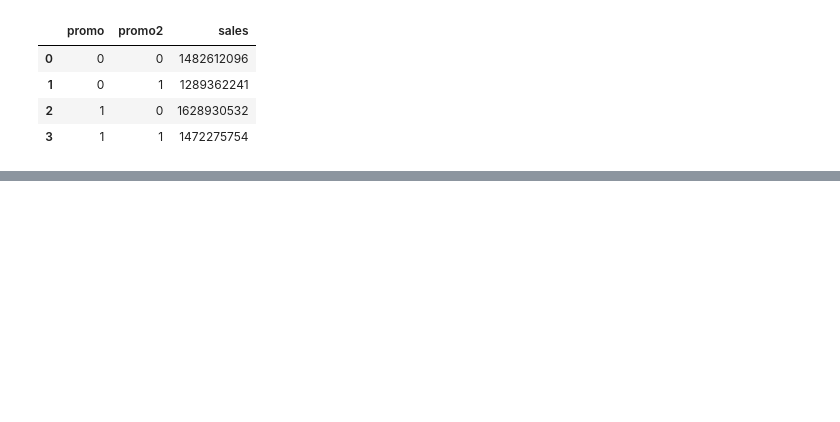
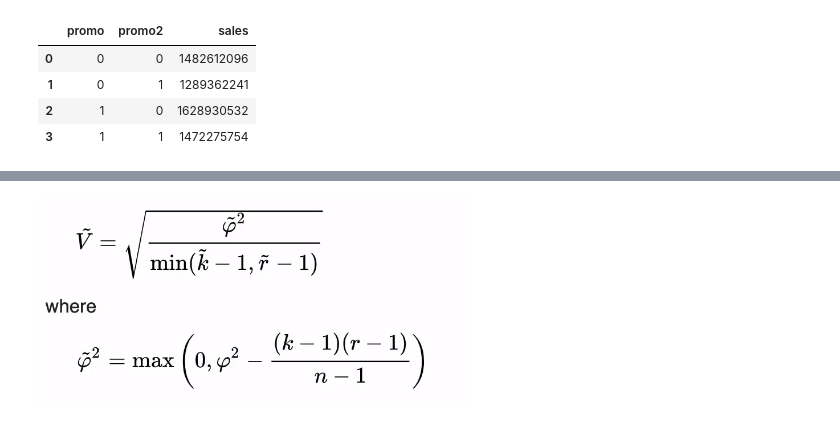
Before and after one commit to dsdefreitas/Store_Sales_Prediction, a Jupyter notebook: m04_v01_store_sales_prediction.ipynb, the cells around one changed output, grey strips where cells are left out. Cells and saved outputs as stored; diff of their text form; code cells hidden in the pictures; blank space fills up the shorter version.

```diff
--- a/m04_v01_store_sales_prediction.ipynb
+++ b/m04_v01_store_sales_prediction.ipynb
@@ -888,0 +1004,6 @@ sns.barplot(x='month', y='sales', hue='school_holiday', data=aux2);
+# %%
+#o método de cramer possui um bias e tende a falar um valor muito mais alto do que realmente é. Pra corrigir este problema precisamos fazer uma correção.
+
+Image("C:\\Users\\Matheus\\Desktop\\pc_comunidade_ds_atualizado_31-01\\ds_em_producao\\cramer_correcao.jpg")
+# %% [output]
+[figure, added]
```
Also changed, not shown: parts of 64 cells of this notebook.
